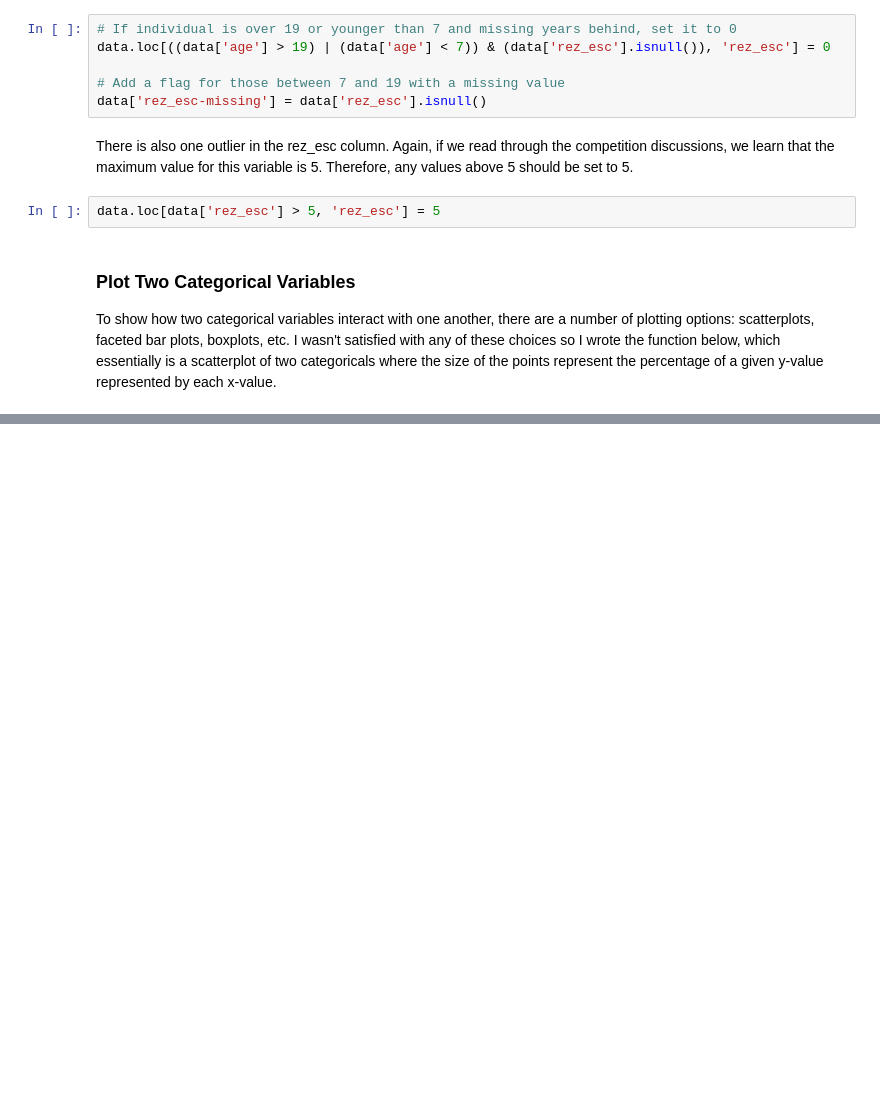
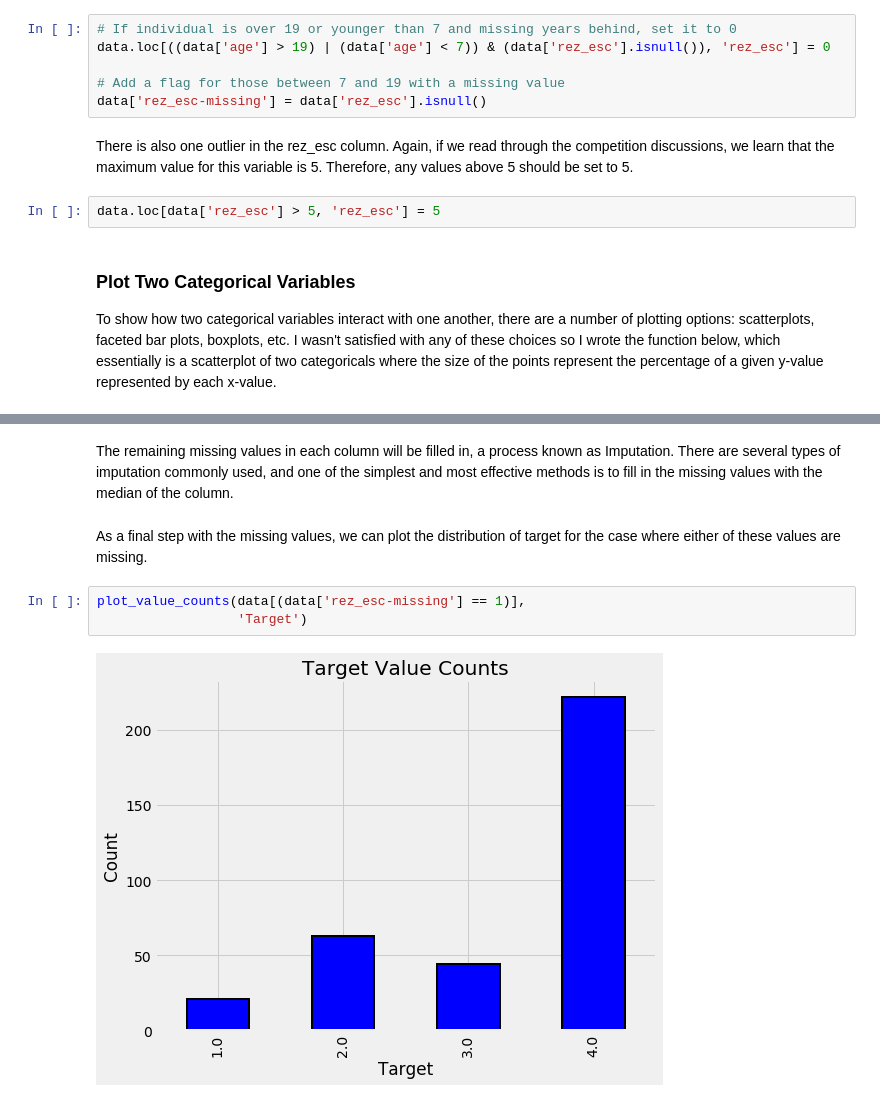
Before and after one commit to dogmatix76/Costa-Rican-Household-Poverty-Level-Prediction, a Jupyter notebook: CRHPL.ipynb, the cells around one changed output, grey strips where cells are left out. Cells and saved outputs as stored; diff of their text form; blank space fills up the shorter version.

```diff
--- a/CRHPL.ipynb
+++ b/CRHPL.ipynb
@@ -438,0 +605,9 @@ To show how two categorical variables interact with one another, there are a num
+# %% [markdown]
+The remaining missing values in each column will be filled in, a process known as Imputation. There are several types of imputation commonly used, and one of the simplest and most effective methods is to fill in the missing values with the median of the column.
+# %% [markdown]
+As a final step with the missing values, we can plot the distribution of target for the case where either of these values are missing.
+# %%
+plot_value_counts(data[(data['rez_esc-missing'] == 1)],
+                  'Target')
+# %% [output]
+[figure, added]
```
Also changed, not shown: parts of 24 cells of this notebook.
